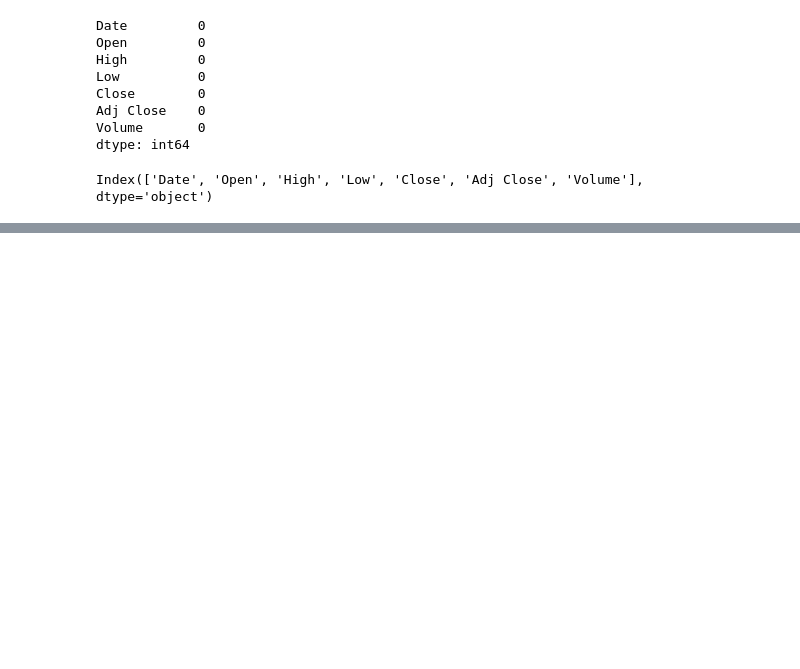
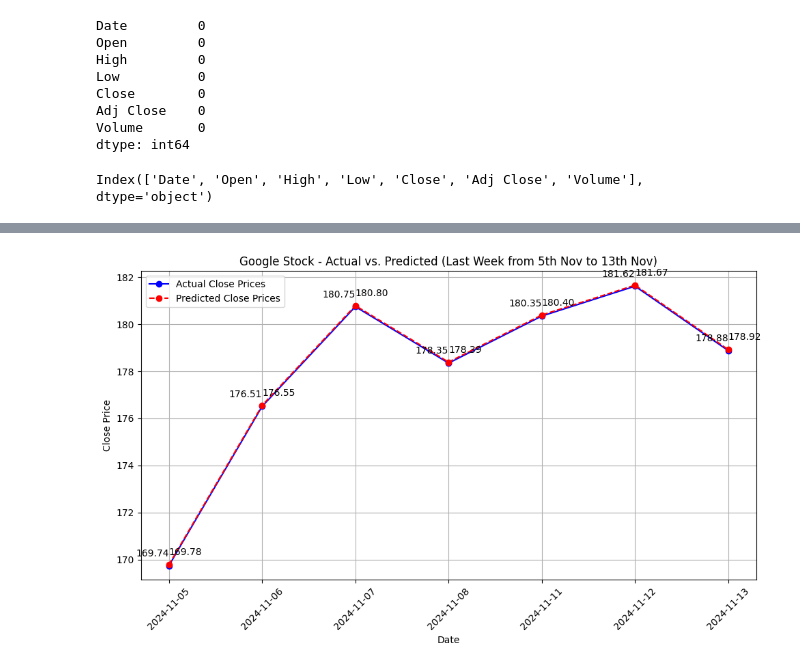
Before and after one commit to jacklinsibiyal/Stock_Prediction, a Jupyter notebook: stock_prediction.ipynb, the cells around one changed output, grey strips where cells are left out. Cells and saved outputs as stored; diff of their text form; code cells hidden in the pictures; blank space fills up the shorter version.

```diff
--- a/stock_prediction.ipynb
+++ b/stock_prediction.ipynb
@@ -124,3 +118,6 @@ Model saved as google_stock_prediction_model.pkl
+# %%
+with open('google_stock_prediction_model.pkl', 'wb') as f:
+    pickle.dump(model, f)
 # %%
 print(f'Intercept: {model.intercept_}')
 # %% [output]
@@ -162,0 +170,48 @@ plt.show()
+# %%
+# Load the saved model
+with open('google_stock_prediction_model.pkl', 'rb') as f:
+    model1 = pickle.load(f)
+
+# Extract the last 7 dates and actual close prices from google_stock
+last_week_data = google_stock[['Date', 'Close']].tail(7)
+
+X_last_week = last_week_data['Close'].values.reshape(-1, 1)
+
+# Make predictions using the trained model
+y_pred_last_week = model1.predict(X_last_week)
+
+# Add the predicted values to the DataFrame
+last_week_data['Predicted'] = y_pred_last_week
+
+# Set 'Date' as the index for plotting
+last_week_data.set_index('Date', inplace=True)
+
+# Plotting the actual vs predicted close prices for the last week
+plt.figure(figsize=(10, 6))
+
+# Plot actual close prices
+plt.plot(last_week_data.index, last_week_data['Close'], color="blue", marker="o", label="Actual Close Prices")
+
+# Plot predicted close prices
+plt.plot(last_week_data.index, last_week_data['Predicted'], color="red", marker="o", linestyle="--", label="Predicted Close Prices")
+
+# Add value labels to the plot
+for x, y in zip(last_week_data.index, last_week_data['Close']):
+    label = "{:.2f}".format(y) # Format to two decimal places or as needed
+    plt.annotate(label, (x,y), textcoords="offset points", xytext=(0,10), ha='right')
+
+for x, y in zip(last_week_data.index, last_week_data['Predicted']):
+    label = "{:.2f}".format(y)
+    plt.annotate(label, (x,y), textcoords="offset points", xytext=(0,10), ha='left')
+
+
+plt.title('Google Stock - Actual vs. Predicted (Last Week from 5th Nov to 13th Nov)')
+plt.xlabel('Date')
+plt.ylabel('Close Price')
+plt.legend()
+plt.grid(True)
+plt.xticks(rotation=45)
+plt.tight_layout()
+plt.show()
+# %% [output]
+[figure, added]
```
Also changed, not shown: parts of 12 cells of this notebook, 2 other files.
